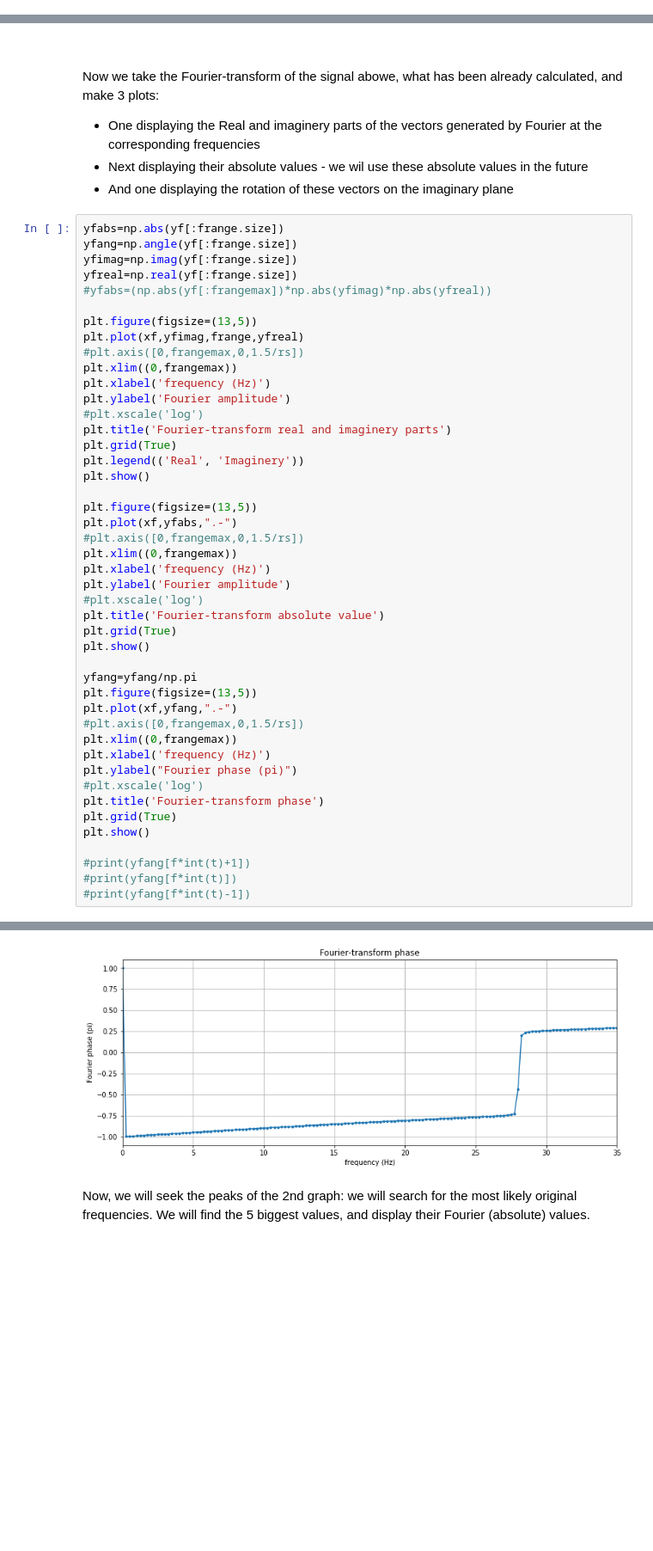
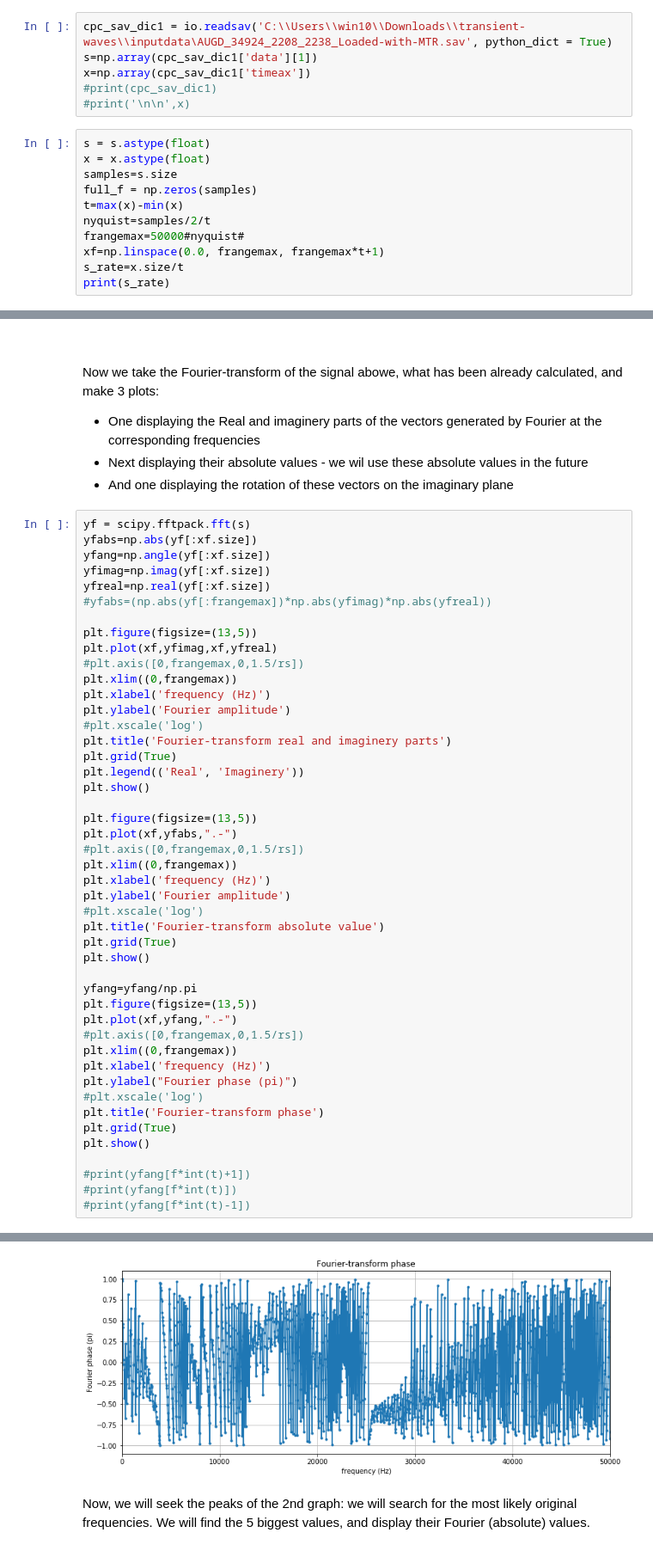
Before and after one commit to martonvavrik/fusion_research, a Jupyter notebook: waves.ipynb, the cells around one changed output, grey strips where cells are left out. Shown at 86% size. Drawn from its saved outputs; the diff is of its cells as text; blank space fills up the shorter version.

Commit message:
Add files via upload
File input implemented, fft works, stft not (memory - lower redundancy)

```diff
--- a/waves.ipynb
+++ b/waves.ipynb
@@ -41,3 +47,20 @@ s_noise = (np.random.rand(samples)-0.5)*randamp
 s=(s_det+s_noise)/(0.5*randamp+1)
 
 #f1=f; f2=f/np.sqrt(2); s=np.sin(f1*2*np.pi*x)+np.sin(f2*2*np.pi*x)
+# %%
+cpc_sav_dic1 = io.readsav('C:\\Users\\win10\\Downloads\\transient-waves\\inputdata\AUGD_34924_2208_2238_Loaded-with-MTR.sav', python_dict = True)
+s=np.array(cpc_sav_dic1['data'][1])
+x=np.array(cpc_sav_dic1['timeax'])
+#print(cpc_sav_dic1)
+#print('\n\n',x)
+# %%
+s = s.astype(float)
+x = x.astype(float)
+samples=s.size
+full_f = np.zeros(samples)
+t=max(x)-min(x)
+nyquist=samples/2/t
+frangemax=50000#nyquist#
+xf=np.linspace(0.0, frangemax, frangemax*t+1)
+s_rate=x.size/t
+print(s_rate)
@@ -87,14 +110,15 @@ print(full_f[-1]*t)
  - Next displaying their absolute values - we wil use these absolute values in the future
  - And one displaying the rotation of these vectors on the imaginary plane
 # %%
-yfabs=np.abs(yf[:frange.size])
-yfang=np.angle(yf[:frange.size])
-yfimag=np.imag(yf[:frange.size])
-yfreal=np.real(yf[:frange.size])
+yf = scipy.fftpack.fft(s)
+yfabs=np.abs(yf[:xf.size])
+yfang=np.angle(yf[:xf.size])
+yfimag=np.imag(yf[:xf.size])
+yfreal=np.real(yf[:xf.size])
 #yfabs=(np.abs(yf[:frangemax])*np.abs(yfimag)*np.abs(yfreal))
 
 plt.figure(figsize=(13,5))
-plt.plot(xf,yfimag,frange,yfreal)
+plt.plot(xf,yfimag,xf,yfreal)
 #plt.axis([0,frangemax,0,1.5/rs])
 plt.xlim((0,frangemax))
 plt.xlabel('frequency (Hz)')
@@ -137,4 +161,4 @@ plt.show()
-[figure, old version]
+[figure, new version]
 # %% [markdown]
 Now, we will seek the peaks of the 2nd graph: we will search for the most likely original frequencies. We will find the 5 biggest values, and display their Fourier (absolute) values.
 # %%
```
Also changed, not shown: parts of 23 cells of this notebook.
